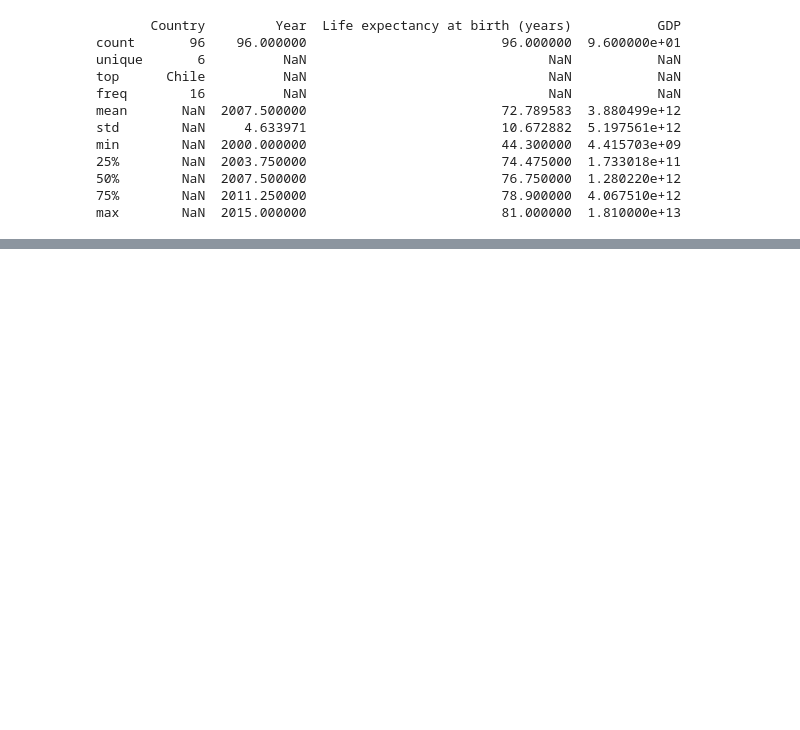
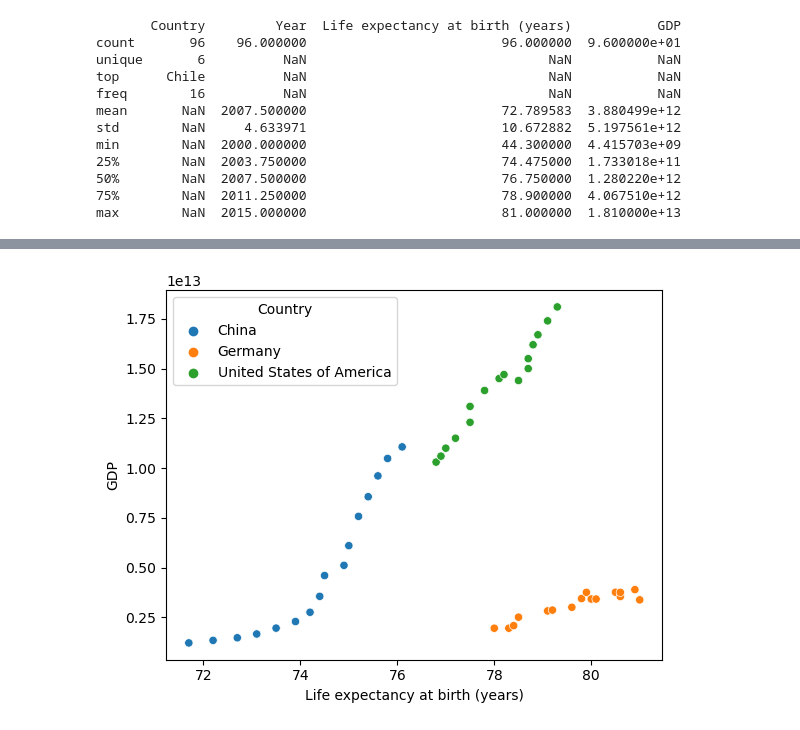
Before and after one commit to Claudio-AhumadaL/Life-Expectancy-and-GDP-Analysis, a Jupyter notebook: life_expectancy_gdp_Claudio-AhumadaL.ipynb, the cells around one changed output, grey strips where cells are left out. Saved outputs shown, nothing was run; the diff lists cells and outputs as text; code cells hidden in the pictures; blank space fills up the shorter version.

```diff
--- a/life_expectancy_gdp_Claudio-AhumadaL.ipynb
+++ b/life_expectancy_gdp_Claudio-AhumadaL.ipynb
@@ -79,0 +93,9 @@ plt.show()
+# %%
+# Scatterplot of Life expectancy and GDP of developed countries (USA, Germany, China)
+developed_countries_data = legdp_data[(legdp_data["Country"] == "United States of America") | (legdp_data["Country"] == "Germany")\
+                                     | (legdp_data["Country"] == "China")]
+ax = sns.scatterplot(x = developed_countries_data["Life expectancy at birth (years)"], y = developed_countries_data["GDP"],\
+                     hue = developed_countries_data["Country"])
+plt.show()
+# %% [output]
+[figure, added]
```
Also changed, not shown: parts of 4 cells of this notebook.
